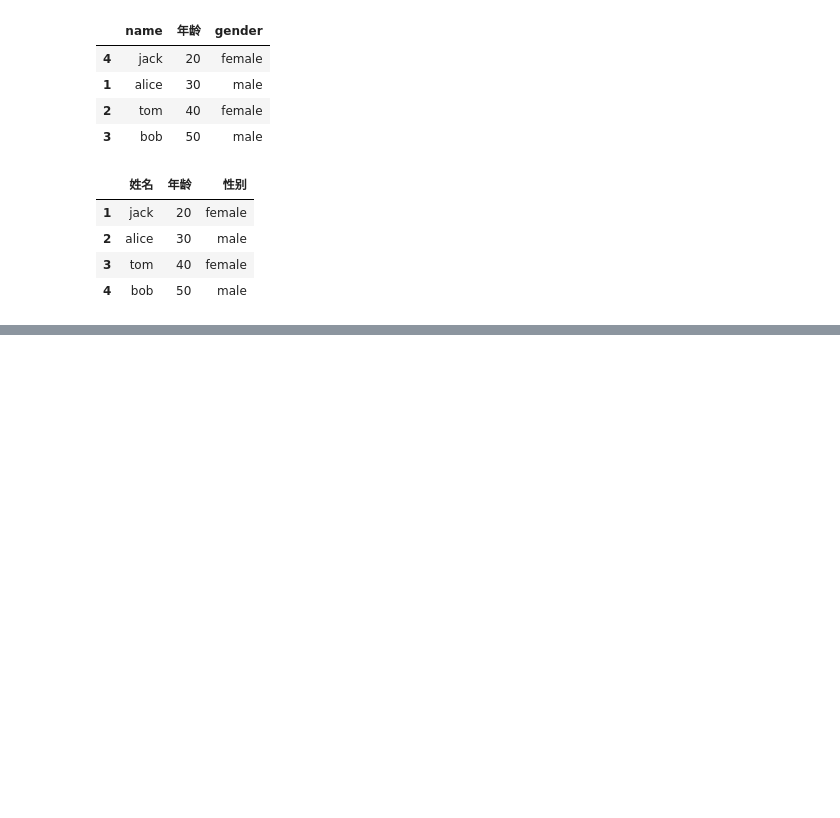
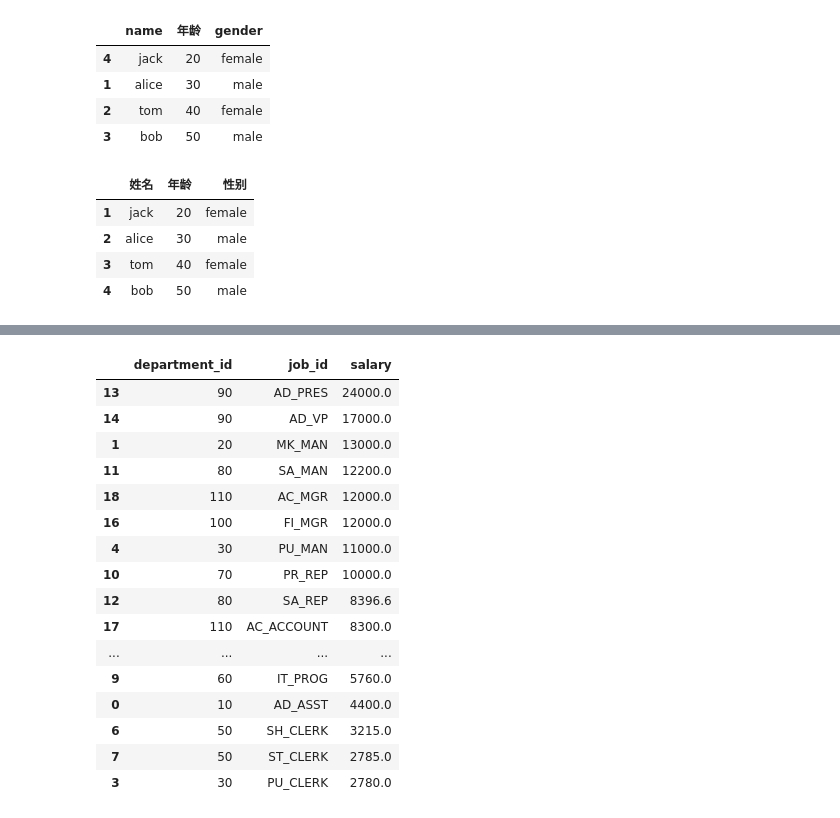
Before and after one commit to whitehappy/numpy-pandas_Notes, a Jupyter notebook: Pandas.ipynb, the cells around one changed output, grey strips where cells are left out. Cells and saved outputs as stored; diff of their text form; code cells hidden in the pictures; blank space fills up the shorter version.

```diff
--- a/Pandas.ipynb
+++ b/Pandas.ipynb
@@ -331,0 +523,19 @@ import pandas as pd
+# %%
+#分组聚合
+# df.groupby('分组的字段')['聚合的字段'].聚合函数()
+import pandas as pd
+
+df = pd.read_csv("data/employees.csv")
+print(type(df))
+print(df.dtypes)
+print(df['department_id'].isna().sum())
+df.dropna(how='any',subset=['department_id'],inplace = True)
+df['department_id'] = df['department_id'].astype('int64')
+
+#计算不同部门的平均薪资
+df.groupby('department_id').groups#查看分组
+df.groupby('department_id').get_group(20)#查看具体的某个分组数据
+df2 = df.groupby('department_id')[['salary']].mean()
+df2['salary'] = df2['salary'].round(2)
+df2 = df2.reset_index()
+df2.sort_values('salary',ascending = False)
@@ -331,0 +568,24 @@ import pandas as pd
+# %%
+#计算不同部门不同岗位的平均工资
+df2 = df.groupby(['department_id','job_id'])['salary'].mean()
+df2 = df2.reset_index()
+df2['salary'] = df2['salary'].round(1)
+df2.sort_values('salary',ascending = False)
+# %% [output]
+|  | department_id | job_id | salary |
+| 13 | 90 | AD_PRES | 24000.0 |
+| 14 | 90 | AD_VP | 17000.0 |
+| 1 | 20 | MK_MAN | 13000.0 |
+| 11 | 80 | SA_MAN | 12200.0 |
+| 18 | 110 | AC_MGR | 12000.0 |
+| 16 | 100 | FI_MGR | 12000.0 |
+| 4 | 30 | PU_MAN | 11000.0 |
+| 10 | 70 | PR_REP | 10000.0 |
+| 12 | 80 | SA_REP | 8396.6 |
+| 17 | 110 | AC_ACCOUNT | 8300.0 |
+| ... | ... | ... | ... |
+| 9 | 60 | IT_PROG | 5760.0 |
+| 0 | 10 | AD_ASST | 4400.0 |
+| 6 | 50 | SH_CLERK | 3215.0 |
+| 7 | 50 | ST_CLERK | 2785.0 |
+| 3 | 30 | PU_CLERK | 2780.0 |
```
Also changed, not shown: parts of 25 cells of this notebook.
